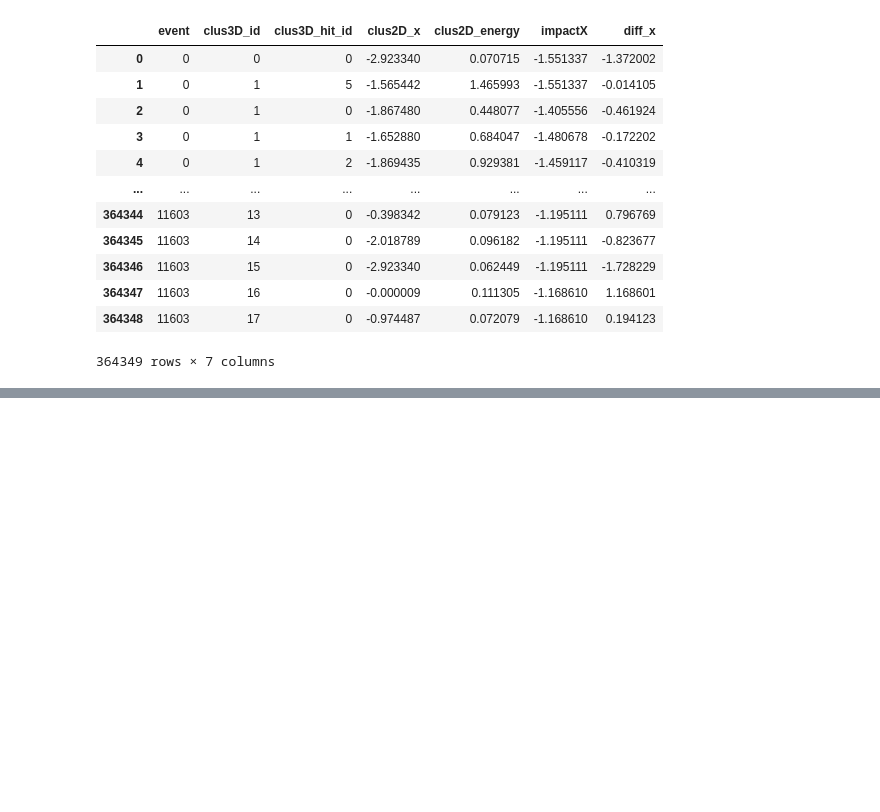
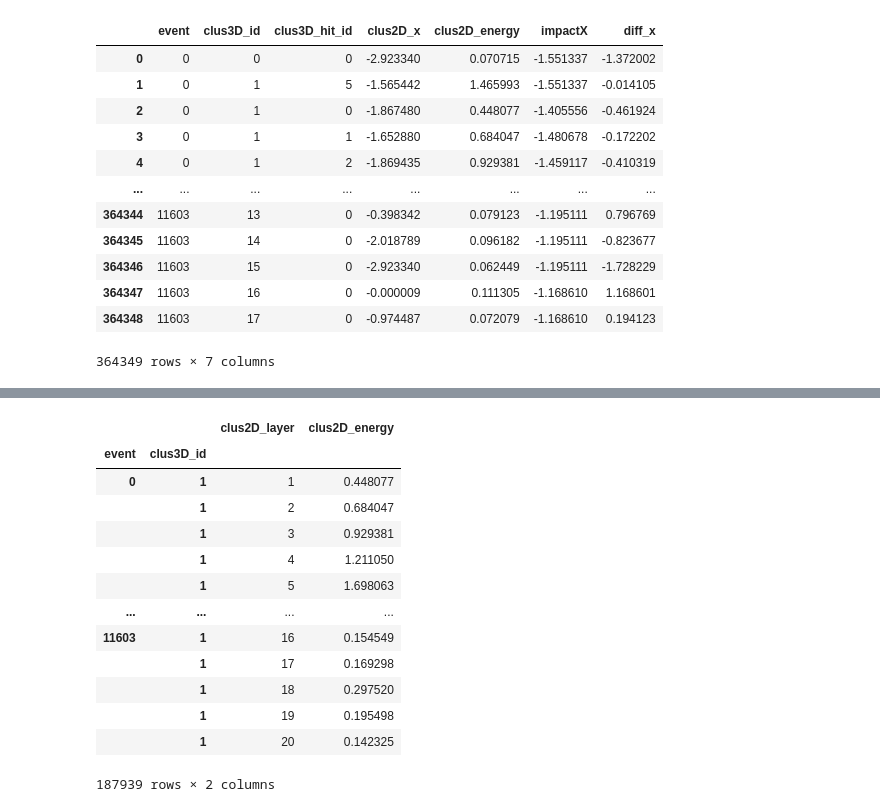
Before and after one commit to tcuisset/HgcalClue3DClusteringAnalysis, a Jupyter notebook: plotter/pandas.ipynb, the cells around one changed output, grey strips where cells are left out. Drawn from its saved outputs; the diff is of its cells as text; code cells hidden in the pictures; blank space fills up the shorter version.

```diff
--- a/plotter/pandas.ipynb
+++ b/plotter/pandas.ipynb
@@ -317,0 +390,18 @@ clusters_3D_2D_layer[["event", "clus3D_id", "clus3D_hit_id", "clus2D_x", "clus2D
+# %%
+#Energy per layer for largest 3D cluster of each event
+clustered_energy_per_layer.reset_index(level=2)[index_largest_3D_cluster]
+# %% [output]
+|  |  | clus2D_layer | clus2D_energy |
+| event | clus3D_id |  |  |
+| 0 | 1 | 1 | 0.448077 |
+|  | 1 | 2 | 0.684047 |
+|  | 1 | 3 | 0.929381 |
+|  | 1 | 4 | 1.211050 |
+|  | 1 | 5 | 1.698063 |
+| ... | ... | ... | ... |
+| 11603 | 1 | 16 | 0.154549 |
+|  | 1 | 17 | 0.169298 |
+|  | 1 | 18 | 0.297520 |
+|  | 1 | 19 | 0.195498 |
+|  | 1 | 20 | 0.142325 |
+187939 rows × 2 columns
```
Also changed, not shown: parts of 4 cells of this notebook.
